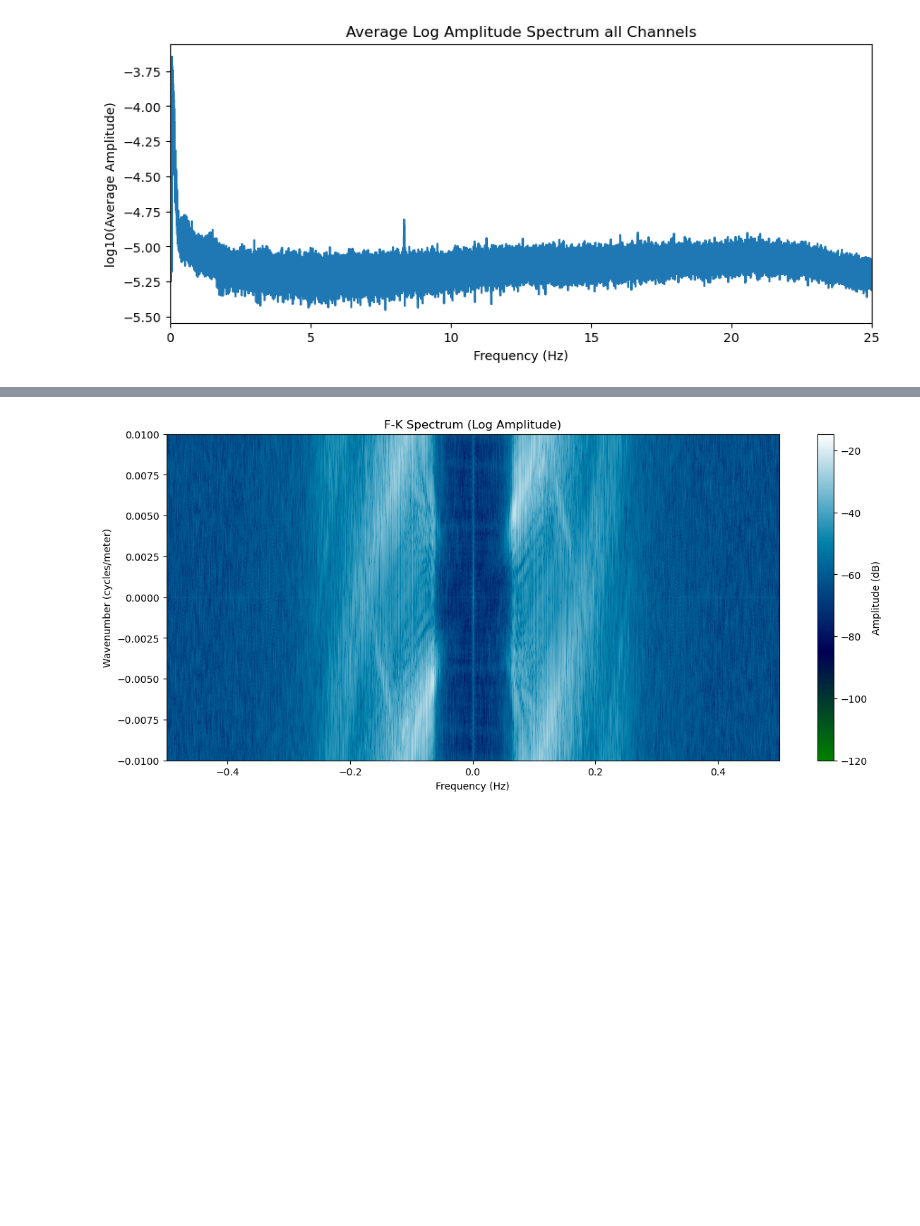
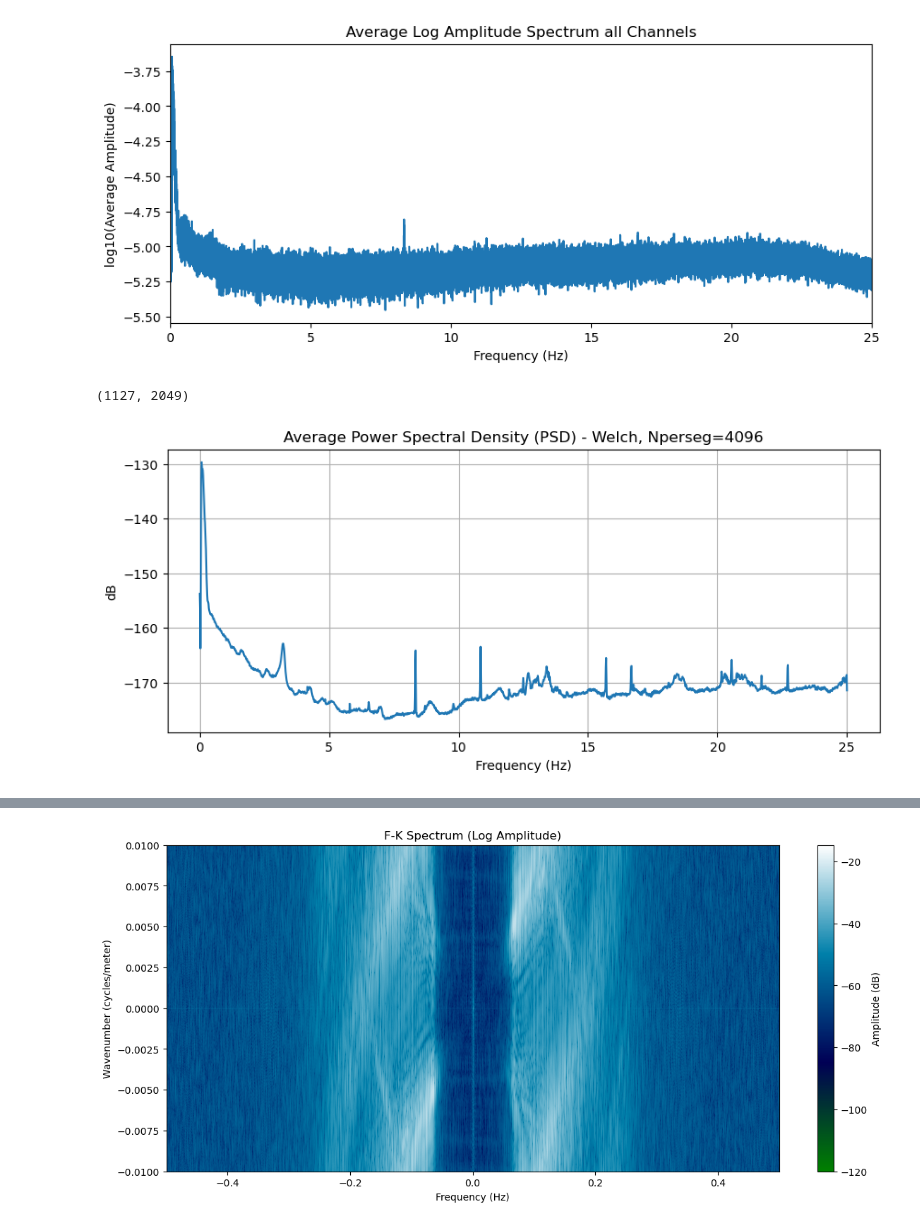
Before and after one commit to ippolyte/ocean-das-training, a Jupyter notebook: SUBMERSE_Copenhagen_HCMR.ipynb, the cells around one changed output, grey strips where cells are left out. Saved outputs shown, nothing was run; the diff lists cells and outputs as text; code cells hidden in the pictures; blank space fills up the shorter version.

```diff
--- a/SUBMERSE_Copenhagen_HCMR.ipynb
+++ b/SUBMERSE_Copenhagen_HCMR.ipynb
@@ -328,3 +317,60 @@ clean_dset = dset[:,:-channel_crop]
+# %%
+# Averaging power spectral densities for the channels in file
+
+def average_psd_welch(dataArray, sampleRate, minCh, maxCh, nperseg, cmap='viridis'):
+    """
+    Calculates and plots the average Power Spectral Density (PSD) using Welch's method.
+
+    Args:
+        dataArray: 2D NumPy array (channels x time).
+        sampleRate: Temporal sampling rate (Hz).
+        minCh: Minimum channel index to include.
+        maxCh: Maximum channel index to include.
+        nperseg: Length of each segment for Welch's method (e.g., 512).
+        output_filename: Name of the file to save the plot.
+        cmap: Colormap for visualization (e.g., 'viridis', 'inferno','seismic').
+    """
+    # 1. Select Data
+    # Note: Using the whole time axis for PSD calculation is standard here
+    selected_data = dataArray[:,minCh:maxCh + 1]
+
+# 2. Initialise the matrix that will store calculated PSD for each channel
+    all_psd_Pxx = []
+    # Calculate frequencies (f) just once
+    f, Pxx_dummy = welch(selected_data, fs=sampleRate, nperseg=nperseg)
+    # 3. Stack and Convert to dB
+    # stacked_psd_db is now (N_channels x N_frequencies)
+
+    for channel in selected_data.T:
+        f, pxx = welch(channel, fs=sampleRate, nperseg=nperseg)
+        all_psd_Pxx.append(pxx)
+    psd_array = np.array(all_psd_Pxx)
+    print(psd_array.shape)
+    ## stacked_psd_db = 10 * np.log10(stacked_psd_array + 1e-10) # Convert to dB, adding epsilon
+    #Line added on April 1st, 2026
+    mean_PSD = np.average(psd_array,axis=0)
+    ## print(mean_PSD.max())
+
+# 4. Axes for Plotting
+    channel_axis = np.arange(minCh, maxCh + 1)
+
+# Define the extent for imshow: [Xmin, Xmax, Ymin, Ymax]
+# X-axis: Frequency, Y-axis: Channel Index
+    extent_list = [f.min(), f.max(), channel_axis.max(), channel_axis.min()]
+
+# 5. Plotting (Save and Close)
+    plt.figure(figsize=(10, 4))
+
+    plt.xlabel('Frequency (Hz)')
+    plt.ylabel('dB')
+    plt.title(f'Average Power Spectral Density (PSD) - Welch, Nperseg={nperseg}')
+    plt.plot(f, 10 * np.log10(mean_PSD)) ##plt.plot(f,mean_PSD)
+    plt.grid()
+    plt.show()
+average_psd_welch(clean_dset, sampleRate=50, minCh=0, maxCh=1127, nperseg=4096, cmap='viridis')
+# %% [output]
+(1127, 2049)
+[figure, added]
 # %%
 # modified function from original (Eileen Martin's tutorial)
 def plotTimeSpace(someData, minSec, maxSec, minCh, maxCh, title, sampleRate):
```
Also changed, not shown: parts of 19 cells of this notebook.
